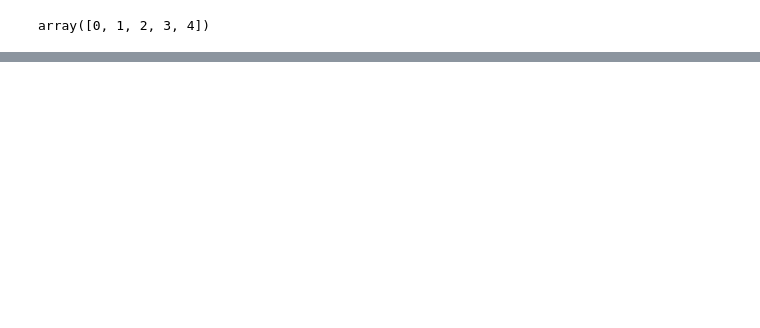
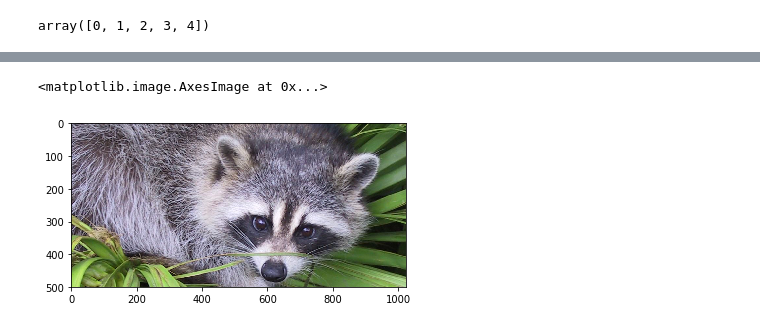
Before and after one commit to srikanthpragada/DS_06_MAY_2019, a Jupyter notebook: numpy_demo.ipynb, the cells around one changed output, grey strips where cells are left out. Saved outputs shown, nothing was run; the diff lists cells and outputs as text; code cells hidden in the pictures; blank space fills up the shorter version.

```diff
--- a/numpy_demo.ipynb
+++ b/numpy_demo.ipynb
@@ -346,0 +445,3 @@ oa += 2
+# %%
+face =  misc.face()
+face.shape
@@ -346,0 +463,6 @@ oa += 2
+# %%
+first = face[0:500]
+plt.imshow(first)
+# %% [output]
+<matplotlib.image.AxesImage at 0x...>
+[figure, added]
```
Also changed, not shown: parts of 71 cells of this notebook.
